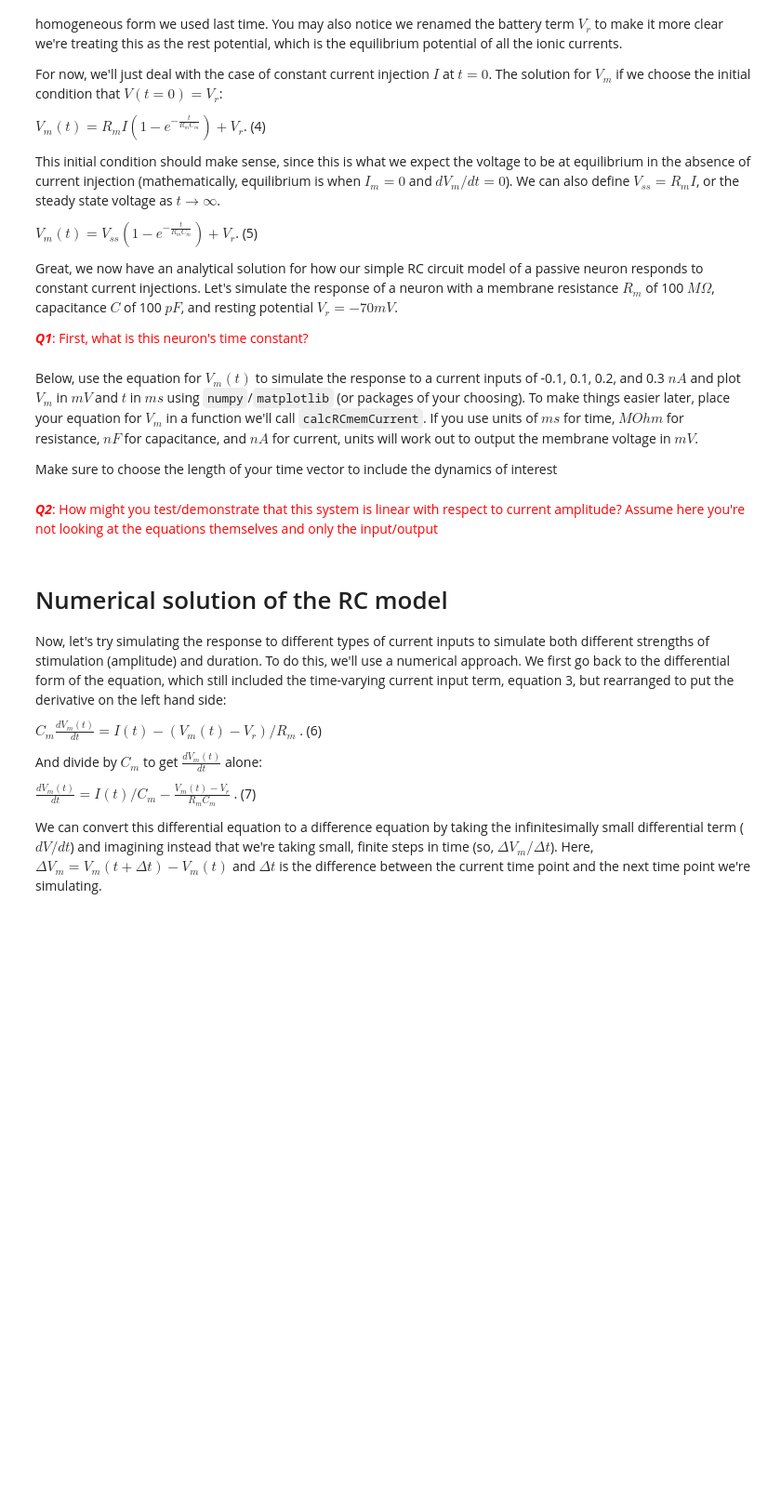
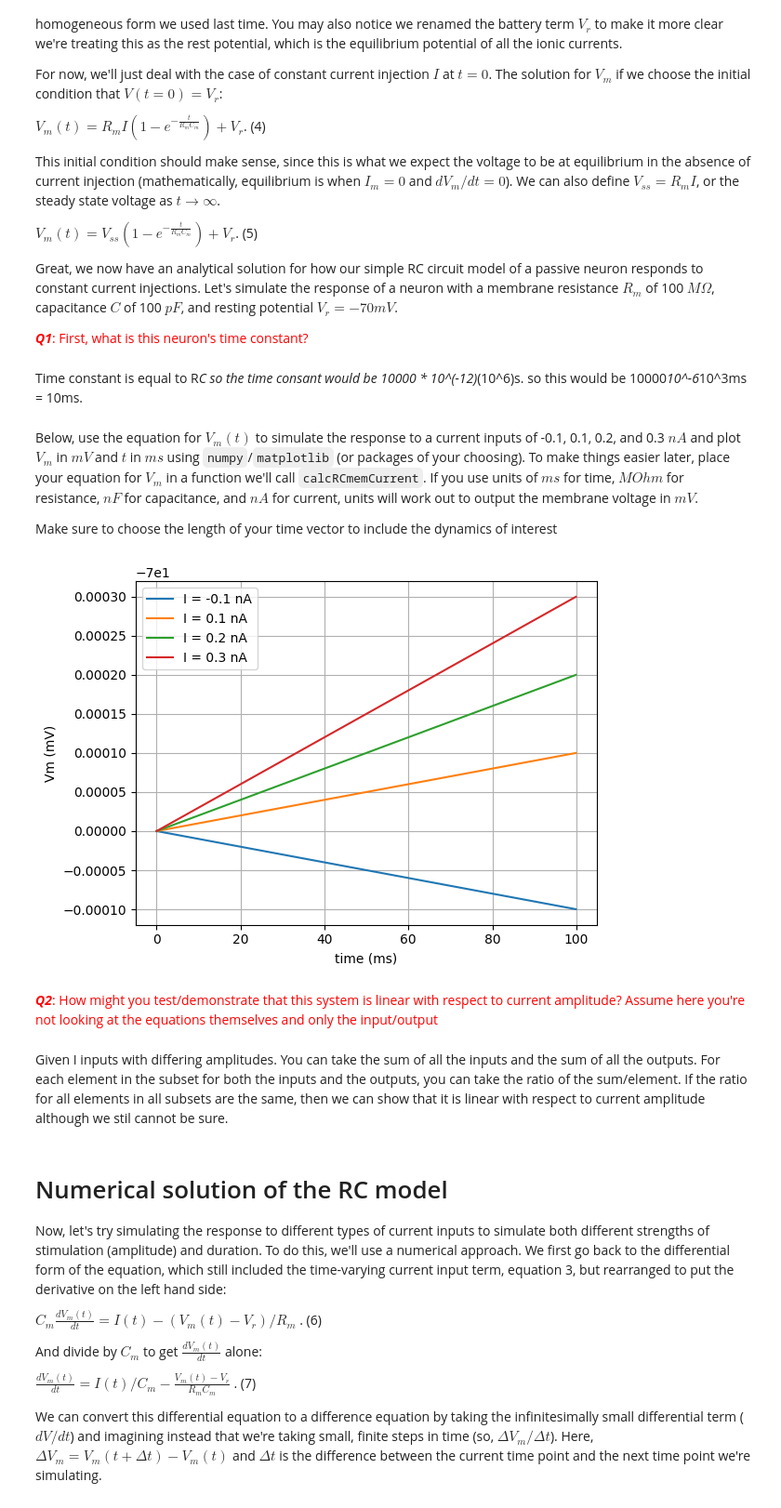
Before and after one commit to vincentyliu2001/BIO74.03-Exercises, a Jupyter notebook: CompModNervSys_exercise4.ipynb, the cells around one changed output. Shown: that part at 93% size. Saved outputs shown, nothing was run; the diff lists cells and outputs as text; code cells hidden in the pictures; blank space fills up the shorter version.

```diff
--- a/CompModNervSys_exercise4.ipynb
+++ b/CompModNervSys_exercise4.ipynb
@@ -58,6 +65,8 @@ $V_{m}(t) = V_{ss}\left( 1 - e^{-\frac{t}{R_{m}C_{m}}}\right) + V_{r}$. (5)
 Great, we now have an analytical solution for how our simple RC circuit model of a passive neuron responds to constant current injections. Let's simulate the response of a neuron with a membrane resistance $R_{m}$ of 100 $M\Omega$, capacitance $C$ of 100 $pF$, and resting potential $V_{r} = -70 mV$.
 
 <span style="color:red"> ***Q1***: First, what is this neuron's time constant? </span>
+# %% [markdown]
+Time constant is equal to R*C so the time consant would be 10000 * 10^(-12)*(10^6)s. so this would be 10000*10^-6*10^3ms = 10ms.
 # %% [markdown]
 Below, use the equation for $V_{m}(t)$ to simulate the response to a current inputs of -0.1, 0.1, 0.2, and 0.3 $nA$ and plot $V_{m}$ in $mV$ and $t$ in $ms$ using `numpy`/`matplotlib` (or packages of your choosing). To make things easier later, place your equation for $V_{m}$ in a function we'll call `calcRCmemCurrent`. If you use units of $ms$ for time, $MOhm$ for resistance, $nF$ for capacitance, and $nA$ for current, units will work out to output the membrane voltage in $mV$.
 
@@ -65,37 +74,45 @@ Make sure to choose the length of your time vector to include the dynamics of in
 # %%
 # import packages here
 import numpy as np
 import matplotlib.pyplot as plt
+import math
 # Define your function here
 def calcRCmemCurrent(t,Rm,Cm,I,Vr):
     # Analytical solution for V(t) given constant current input
     # you code goes here - use equation 5 to calculate Vm
+    V_ss = Rm*I
+    # multiply by 1000 so it is the same scale as the simulated
+    Vm = V_ss*(1-math.e**(-t/(Rm*Cm)))+Vr
     return Vm
 
 # Define time vector
-t = # time in ms
+t = np.arange(0, 100, .1, dtype=float)# time in ms
 # Define parameters (checking units)
-Rm =
-Cm =
-Vr =
+Rm = 100
+Cm = 100e3
+Vr = -70
 Is = [-0.1,0.1, 0.2, 0.3]
 
 # Calculate V using equation 5
 Vms = []
 for I in Is:
     Vms.append(calcRCmemCurrent(t,Rm,Cm,I,Vr))
 
 # Plot
 fig = plt.figure()
 ax = fig.add_subplot(111)
 for Vm,I in zip(Vms,Is): # make sure you understand how zip works!
     ax.plot(t,Vm,label='I = {:g} nA'.format(I))
 ax.set_xlabel('time (ms)')
 ax.set_ylabel('Vm (mV)')
 ax.grid(visible=True)
 ax.legend();
+# %% [output]
+[figure, added]
 # %% [markdown]
 <span style="color:red">***Q2***: How might you test/demonstrate that this system is linear with respect to current amplitude? Assume here you're not looking at the equations themselves and only the input/output</span>
+# %% [markdown]
+Given I inputs with differing amplitudes. You can take the sum of all the inputs and the sum of all the outputs. For each element in the subset for both the inputs and the outputs, you can take the ratio of the sum/element. If the ratio for all elements in all subsets are the same, then we can show that it is linear with respect to current amplitude although we stil cannot be sure.
 # %% [markdown]
 # Numerical solution of the RC model
 
```
Also changed, not shown: parts of 6 cells of this notebook.
